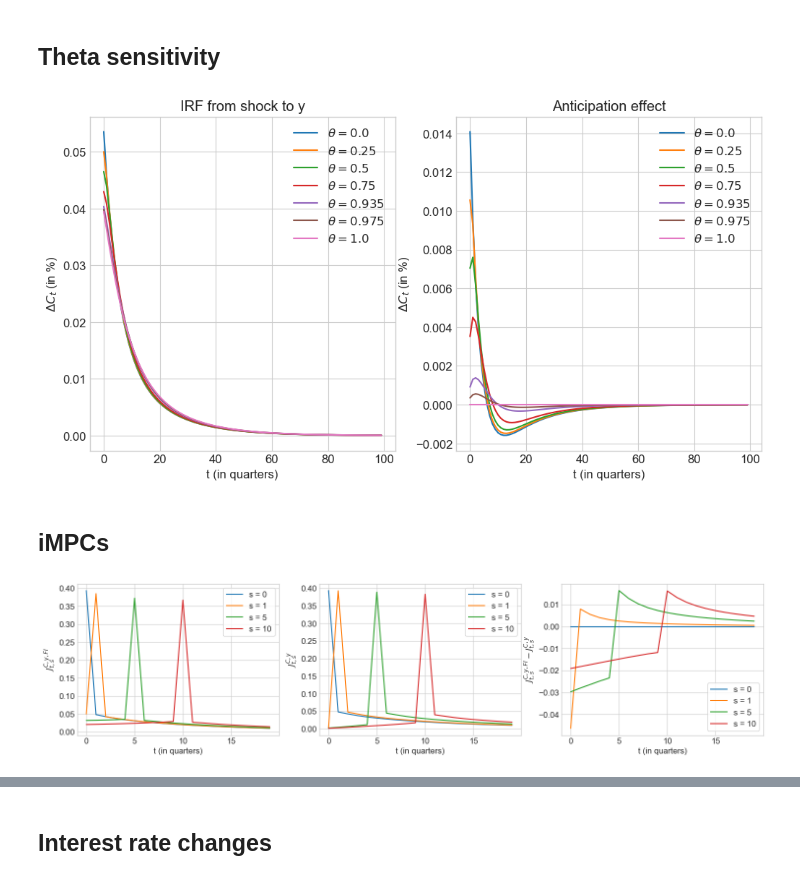
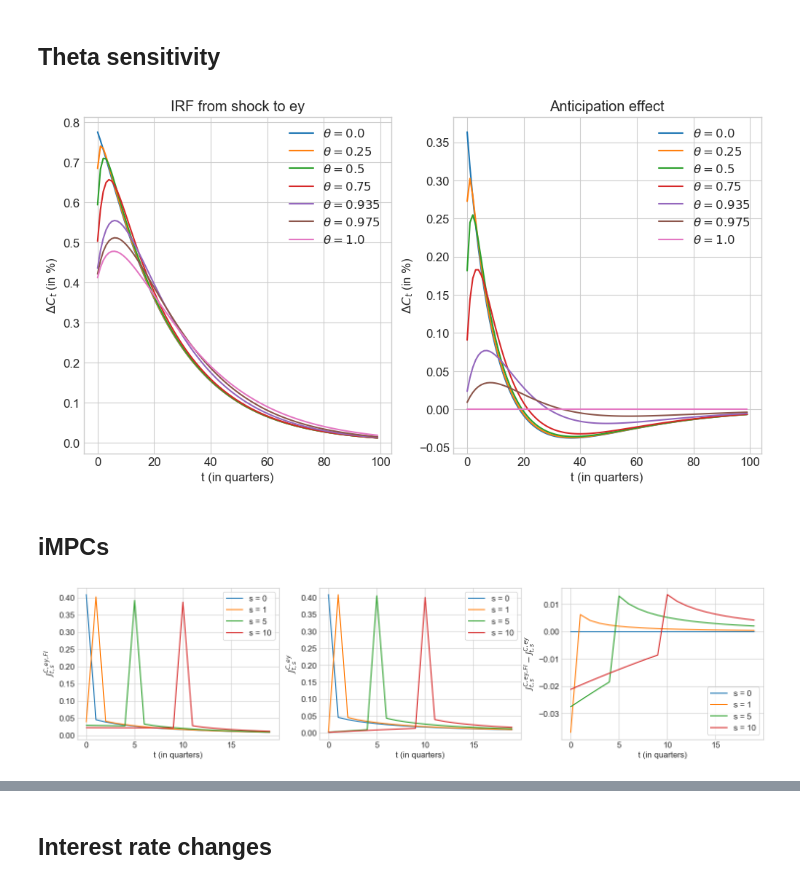
Before and after one commit to YanWin/StickyInformationHANK, a Jupyter notebook: notebooks/Replication_Notebooks/MPC_iMPC_matching.ipynb, the cells around one changed output, grey strips where cells are left out. Saved outputs shown, nothing was run; the diff lists cells and outputs as text; code cells hidden in the pictures.

```diff
--- a/notebooks/Replication_Notebooks/MPC_iMPC_matching.ipynb
+++ b/notebooks/Replication_Notebooks/MPC_iMPC_matching.ipynb
@@ -26,8 +26,9 @@ Analysis about the interaction of sticky information and the consumption respons
 
 (a) Maybe partial equilibrium decomposition first?
 # %%
-model = HAsimpleModel.HAsimpleModelClass()
+model = HAsimpleModel.HAsimpleModelClass(par={'beta_mean': 0.9923})
 model.find_ss()
 model._compute_jac_hh()
+print(f'beta: {model.par.beta_mean}')
 print(f'annualized beta: {model.par.beta_mean**4}')
 # %% [output]
@@ -255,7 +293,7 @@ Illustration of this using different persistence levels that all increase aggreg
 # %%
 T = 75
 T_max = model.par.T
-target = 0.005
+target = 0.05
 print(f"sum of shocks: {target:.3f}")
 
 
@@ -360,0 +401,30 @@ To-do:
+# %%
+compare_inputs = ['y']
+
+plot_periods = 100  # model.par.T
+
+# 1 % jump in income
+ss = model_sticky.ss
+
+fig = plot_PE_hh(model_list, label_list, compare_outputs, compare_inputs, plot_periods, shocks_jump, shocks_rho)
+model_list = [model, model_sticky]
+label_list = [f'$\\theta = {model_list[0].par.inattention}$', f'$\\theta = {model_list[1].par.inattention}$']
+
+compare_outputs = ['C_hh']
+
+shocks_jump = [0.01 * ss.y]
+shocks_rho = [0.95]
+
+# fig = plot_PE_hh(model_list, label_list, compare_outputs, compare_inputs, plot_periods, shocks_jump, shocks_rho)
+
+ncols = len(compare_outputs)
+nrows = len(compare_inputs)
+fig, axs = plt.subplots(nrows=nrows, ncols=ncols, figsize=(6 * ncols, 6 * nrows), dpi=100)
+fig = plotter_PE(fig, [model_list[0]], [label_list[0]], compare_outputs, compare_inputs, plot_periods, shocks_jump,
+                 shocks_rho,
+                 decompose=True)
+nrows = len(compare_outputs)
+ncols = len(compare_inputs)
+fig, axs = plt.subplots(nrows=nrows, ncols=ncols, figsize=(6 * ncols, 6 * nrows), dpi=100)
+fig = plotter_PE(fig, [model_list[1]], [label_list[1]], compare_outputs, compare_inputs, plot_periods, shocks_jump,
+                 shocks_rho, decompose=True)
@@ -409,7 +483,7 @@ def decompose_PE_sensitivity_theta(model, output_input, shock_series, theta_list
 
         ax.plot(np.arange(plot_periods), (IRF_anticip[:plot_periods] / ss_value)*100, label=f"$\\theta={theta}$", linestyle="-")
 
-    ax_IRF.set_title('IRF from shock to y')
+    ax_IRF.set_title('IRF from shock to ey')
     # ax.set_title(f'{shock}_shock on {output} (in %)')
     ax_IRF.set_xlabel('t (in quarters)')
     ax_IRF.set_ylabel(f'$\Delta C_t$ (in %)')
@@ -421,16 +495,19 @@ def decompose_PE_sensitivity_theta(model, output_input, shock_series, theta_list
     ax.set_ylabel(f'$\Delta C_t$ (in %)')
     ax.legend()
 # %%
+shocks_jump = [0.01 * ss.y]
+shocks_rho = [0.95]
+
 T = model.par.T
 shock_series =  shocks_jump[0]*shocks_rho[0]**np.arange(T)
 ss_value = model.ss.__dict__['C_hh']
 plot_periods = 100
 
 theta_list = [0.0, 0.25, 0.5, 0.75, 0.935, 0.975, 1.0]
 
-decompose_PE_sensitivity_theta(model, ('C_hh', 'y'), shock_series, theta_list ,plot_periods, ss_value)
+decompose_PE_sensitivity_theta(model, ('C_hh', 'ey'), shock_series, theta_list ,plot_periods, ss_value)
 # %% [output]
-[figure, old version]
+[figure, new version]
 # %% [markdown]
 ## iMPCs
 # %%
@@ -544,10 +621,10 @@ def plot_jacs(model, s_list=None, dx=1e-4, inputs_outputs=[], max_T=model.par.T,
     model.jac_hh = model_jac_temp
 # %%
 s_list = [0,1,5,10]
-plot_list = [('C_hh', 'y')]
+plot_list = [('C_hh', 'ey')]
 plot_jacs(model, s_list=s_list, max_T=20, inputs_outputs=plot_list, inattention=0.935)
 # %% [output]
-[figure, old version]
+[figure, new version]
 # %%
 plot_jacs(model, s_list=s_list, max_T=20, inputs_outputs=plot_list, inattention=0.5)
 # %% [output]
```
Also changed, not shown: parts of 26 cells of this notebook, 11 other files.
